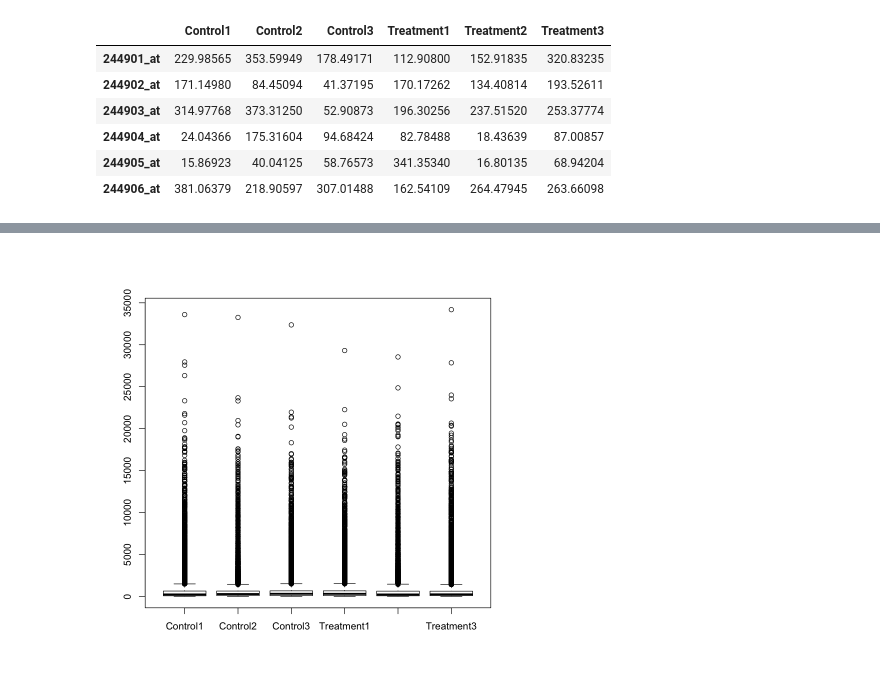
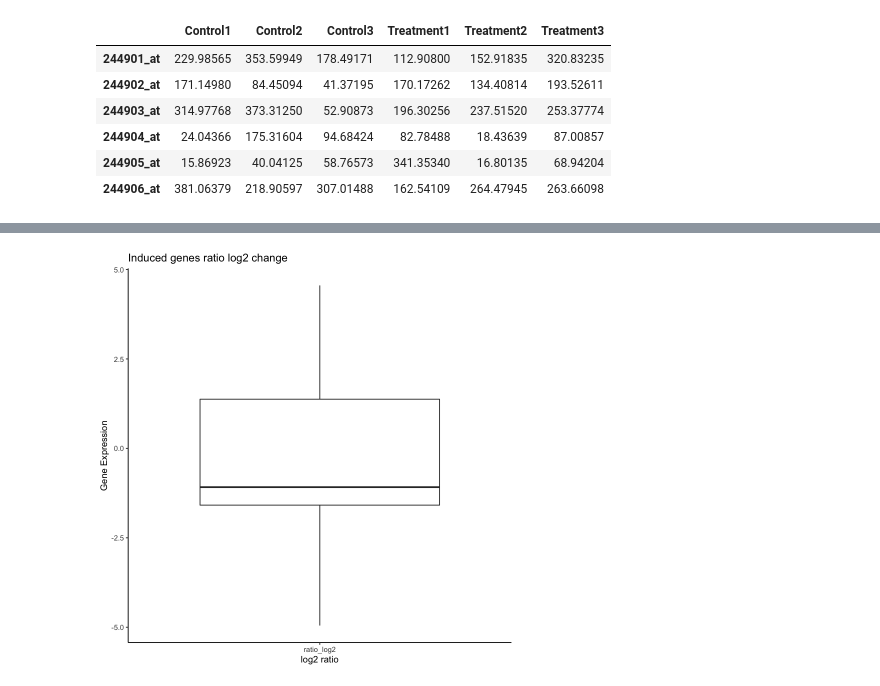
Before and after one commit to Daniela-q-m/Transcriptomics-Course-Projects, a Jupyter notebook: 01_DQ.ipynb, the cells around one changed output, grey strips where cells are left out. Saved outputs shown, nothing was run; the diff lists cells and outputs as text; code cells hidden in the pictures.

```diff
--- a/01_DQ.ipynb
+++ b/01_DQ.ipynb
@@ -162,11 +161,6 @@ print(test)
 # %%
-#create a boxplot to show the distribution of values for each induced genes in each experiment. The x-axis should have all six experiments, and the y-axis is the expression level. Save the boxplot as a pdf file called “boxplot.pdf”
-library(ggplot2)
-experiments<-c('Control1','Control2','Control3','Control4','Control5','Control6')
-ggplot(data, aes(x=experiments, y=note, fill=treatment)) + geom_boxplot()
+#Leaving this as comment for boxplot of log2 change
+#ggplot(stack(induced_genes[10:10]), aes(x = ind, y = values)) +
+  #geom_boxplot()+theme_classic()+labs(title="Induced genes ratio log2 change", x="log2 ratio", y="Gene Expression")
+# %% [output]
+[figure, added]
-# %%
-library(ggplot2)
-experiments<-c('Control1','Control2','Control3','Control4','Control5','Control6')
-boxplot(data)
-# %% [output]
-[figure, removed]
```
Also changed, not shown: parts of 14 cells of this notebook, 1 other file.
